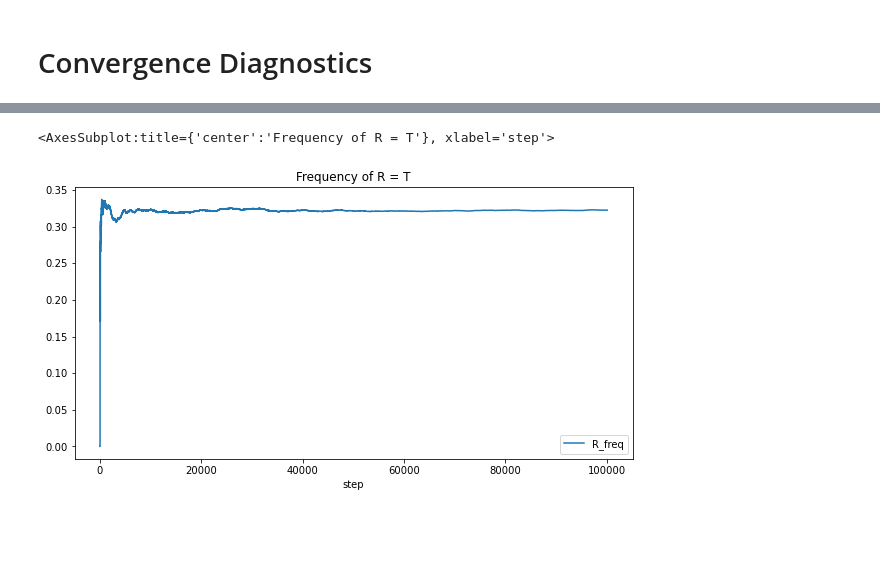
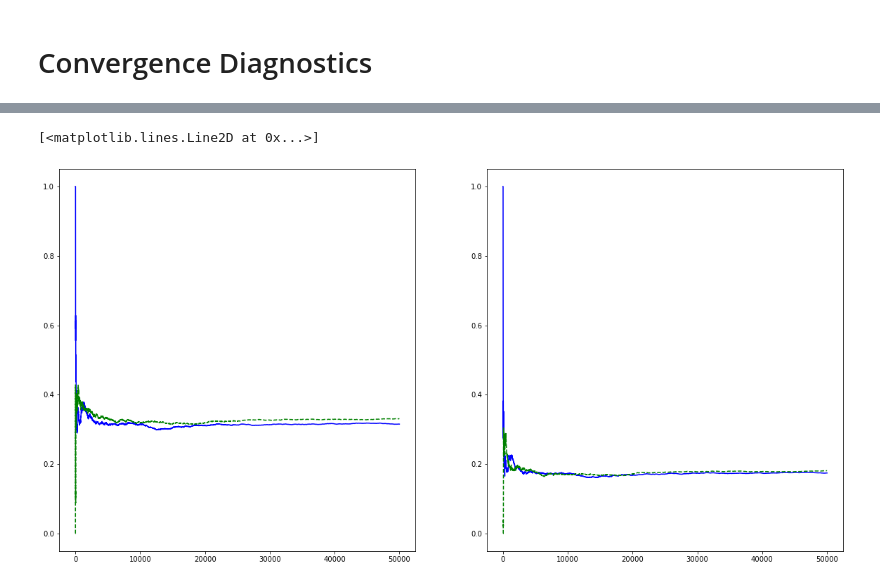
Before and after one commit to ola-cupriak/SAD2_project2, a Jupyter notebook: code.ipynb, the cells around one changed output, grey strips where cells are left out. Saved outputs shown, nothing was run; the diff lists cells and outputs as text; code cells hidden in the pictures; blank space fills up the shorter version.

Commit message:
add modification to sampler

```diff
--- a/code.ipynb
+++ b/code.ipynb
@@ -169,3 +206,10 @@ samples_50000_2 = GB.sample(50000)
+# %%
+GB = GibbsSampler(C_prob, R_prob, S_prob, W_prob, evidence)
+samples_50000_1 = GB.sample(50000)
+samples_50000_1.to_csv('results/samples_50000_1.csv', index=False)
+GB = GibbsSampler(C_prob, R_prob, S_prob, W_prob, evidence)
+samples_50000_2 = GB.sample(50000)
+samples_50000_2.to_csv('results/samples_50000_2.csv', index=False)
 # %%
 R_true_count = len(samples_50000_1.loc[samples_50000_1.loc[:, 'R'] == 'T', :])
 prob = R_true_count/len(samples_50000_1)
@@ -175,8 +219,3 @@ prob
-# %%
-# first run of the sampler
-samples_50000_1['step'] = np.arange(0, len(samples_50000_1))
-# for each step calculate frequency of R = T
-samples_50000_1['R_freq'] = samples_50000_1.loc[:, 'R'].rolling(50000).sum()
 # %%
 # first run of the sampler
 samples_50000_1['step'] = np.arange(1, len(samples_50000_1)+1)
@@ -189,3 +228,15 @@ samples_50000_1['C_true_count'] = samples_50000_1['C'].apply(lambda x: 1 if x ==
 
 samples_50000_1['R_freq'] = samples_50000_1['R_true_count']/samples_50000_1['step']
 samples_50000_1['C_freq'] = samples_50000_1['C_true_count']/samples_50000_1['step']
+
+# second run of the sampler
+samples_50000_2['step'] = np.arange(1, len(samples_50000_2)+1)
+# for each step calculate frequency of R = T
+samples_50000_2['R_true_count'] = 0
+samples_50000_2['C_true_count'] = 0
+# for each row take the value of R_freq of previous row and add 1 if R = T
+samples_50000_2['R_true_count'] = samples_50000_2['R'].apply(lambda x: 1 if x == 'T' else 0).cumsum()
+samples_50000_2['C_true_count'] = samples_50000_2['C'].apply(lambda x: 1 if x == 'T' else 0).cumsum()
+
+samples_50000_2['R_freq'] = samples_50000_2['R_true_count']/samples_50000_2['step']
+samples_50000_2['C_freq'] = samples_50000_2['C_true_count']/samples_50000_2['step']
@@ -199,13 +243,10 @@ samples_50000_1.plot(x='step', y='C_freq', figsize=(10, 5))
-# %%
-# first run of the sampler
-samples_50000_2['step'] = np.arange(1, len(samples_50000_2)+1)
-# for each step calculate frequency of R = T
-samples_50000_2['R_true_count'] = 0
-# for each row take the value of R_freq of previous row and add 1 if R = T
-samples_50000_2['R_true_count'] = samples_50000_2['R'].apply(lambda x: 1 if x == 'T' else 0).cumsum()
-
-samples_50000_2['R_freq'] = samples_50000_2['R_true_count']/samples_50000_2['step']
-samples_50000_2.plot(x='step', y='R_freq', figsize=(10, 5), title='Frequency of R = T')
-# %% [output]
-<AxesSubplot:title={'center':'Frequency of R = T'}, xlabel='step'>
-[figure, removed]
+# %%
+# two subplots
+fig, (ax1, ax2) = plt.subplots(1, 2, figsize=(20, 10))
+ax1.plot(samples_50000_1['step'], samples_50000_1['R_freq'], label='sample 1', color='blue')
+ax2.plot(samples_50000_1['step'], samples_50000_1['C_freq'], label='sample 1', color='blue')
+ax1.plot(samples_50000_2['step'], samples_50000_2['R_freq'], label='sample 2', color='green', linestyle='dashed')
+ax2.plot(samples_50000_2['step'], samples_50000_2['C_freq'], label='sample 2', color='green', linestyle='dashed')
+# %% [output]
+[<matplotlib.lines.Line2D at 0x...>]
+[figure, added]
```
Also changed, not shown: parts of 18 cells of this notebook.
